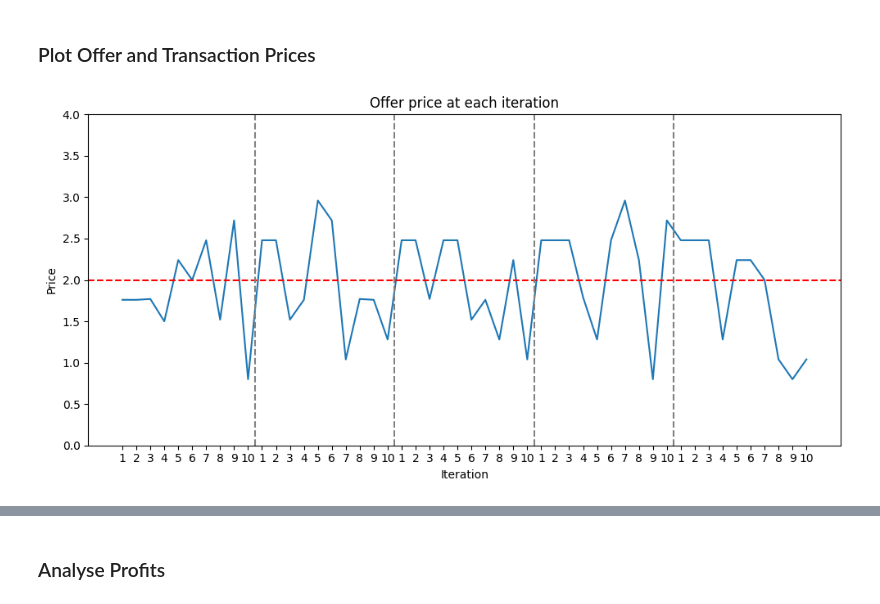
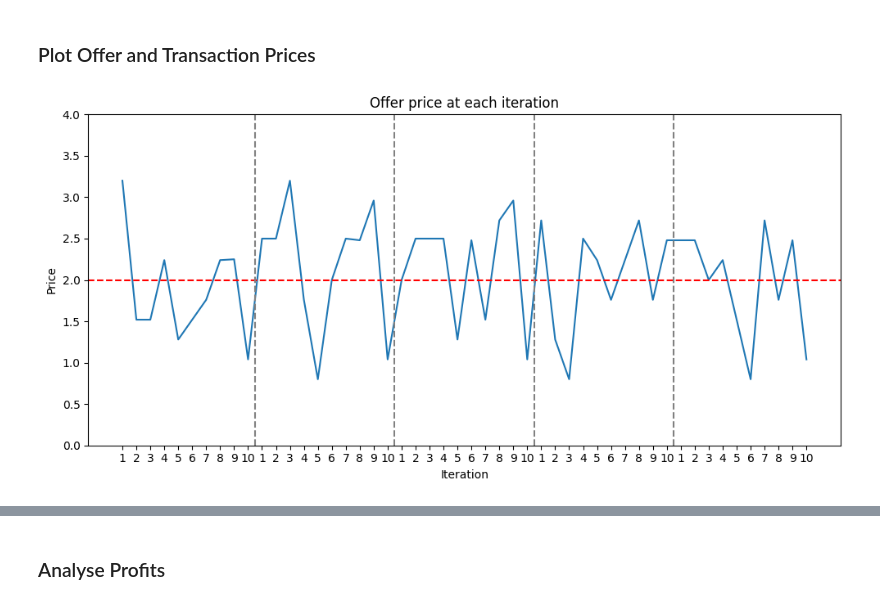
Before and after one commit to pawel-struski/market-equilibrium, a Jupyter notebook: results_analysis.ipynb, the cells around one changed output, grey strips where cells are left out. Saved outputs shown, nothing was run; the diff lists cells and outputs as text; code cells hidden in the pictures.

Commit message:
new results structure

```diff
--- a/results_analysis.ipynb
+++ b/results_analysis.ipynb
@@ -14,28 +14,36 @@ EXPERIMENT_ID = 8
 # %%
 # set the paths
 current_folder = globals()['_dh'][0]
-results_path = os.path.join(current_folder,'results')
+results_path = os.path.join(current_folder,f'results/{experiment_id}')
 figures_path = os.path.join(current_folder,'plots')
 
 # read the results data
-df_data = pd.read_csv(os.path.join(results_path, f'experiment_{EXPERIMENT_ID}.csv'), index_col=0)
-df_data_agents = pd.read_csv(os.path.join(results_path, f'agent_histories/experiment_{EXPERIMENT_ID}.csv'), index_col=0)
+df_data = pd.read_csv(os.path.join(results_path, 'iteration_history.csv'), index_col=0)
+df_data_agents = pd.read_csv(os.path.join(results_path, f'agent_histories.csv'), index_col=0)
 # %% [markdown]
 ### Plot Offer and Transaction Prices
 # %%
+# collapse to one row per iteration
+df_plot = (
+    df_data.groupby(["round", "iteration"], as_index=False)
+      .agg({
+          "price": "first",
+      })
+)
+
 # plot the offer prices
 plt.figure(figsize=(10, 5))
-sns.lineplot(x=df_data.index, y='price', markers='0', data=df_data)
+sns.lineplot(x=df_plot.index, y='price', markers='0', data=df_plot)
 plt.axhline(y=2, color='red', linestyle='--')
-last_indices_in_round = df_data.groupby('round')['iteration'].apply(lambda g: g.index.max())
+last_indices_in_round = df_plot.groupby('round')['iteration'].apply(lambda g: g.index.max())
 for x in last_indices_in_round[:-1]:
     plt.axvline(x=x+0.5, color='grey', linestyle='--', linewidth=1.5)
-plt.xticks(ticks=df_data.index, labels=df_data['iteration'], rotation=0)
+plt.xticks(ticks=df_plot.index, labels=df_plot['iteration'], rotation=0)
 plt.title('Offer price at each iteration')
 plt.xlabel('Iteration')
 plt.ylabel('Price')
 plt.tight_layout()
 plt.ylim(0, 4)
 plt.show()
 # %% [output]
-[figure, old version]
+[figure, new version]
```
Also changed, not shown: parts of 19 cells of this notebook.
